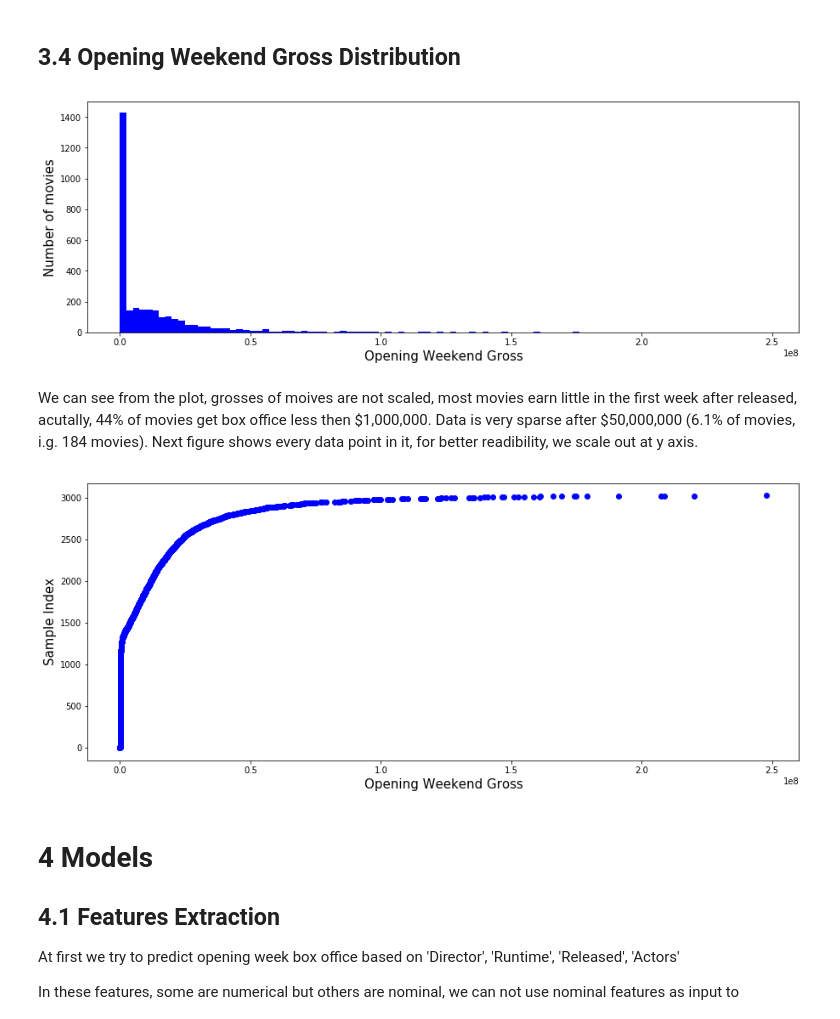
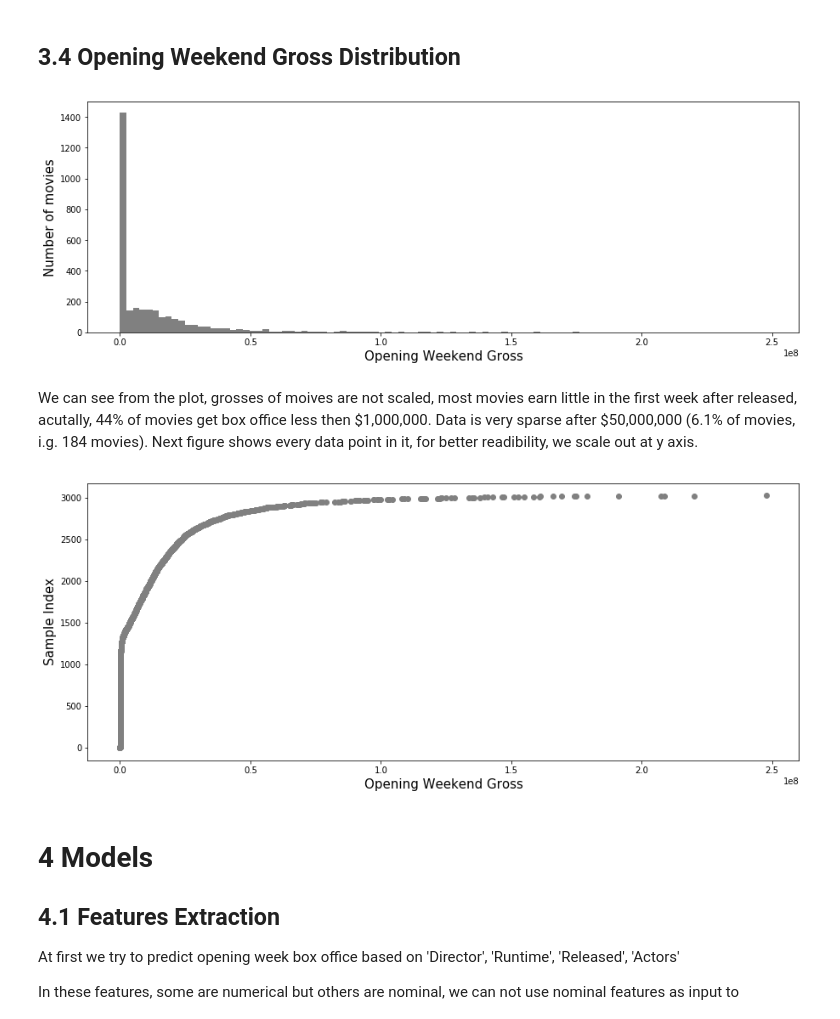
Before and after one commit to cozybed/15-688-movie_predictor, a Jupyter notebook: final_report/rp_scratch.ipynb, the cells around one changed output. Drawn from its saved outputs; the diff is of its cells as text; code cells hidden in the pictures.

```diff
--- a/final_report/rp_scratch.ipynb
+++ b/final_report/rp_scratch.ipynb
@@ -150,20 +154,20 @@ opening_weekend_gross = dataset['Opening Weekend USA'].dropna(axis=0, how='any')
 plt.figure(figsize=(15,5))
 plt.ylabel('Number of movies',fontsize=15)
 plt.xlabel('Opening Weekend Gross',fontsize=15)
-n, bins, patches = plt.hist(opening_weekend_gross, bins=100, color="blue")
+n, bins, patches = plt.hist(opening_weekend_gross, bins=100, color="grey")
 plt.show()
 # %% [output]
-[figure, old version]
+[figure, new version]
 # %% [markdown]
 We can see from the plot, grosses of moives are not scaled, most movies earn little in the first week after released, acutally, 44% of movies get box office less then \$1,000,000. Data is very sparse after \$50,000,000 (6.1% of movies, i.g. 184 movies). Next figure shows every data point in it, for better readibility, we scale out at y axis.
 # %%
 plt.figure(figsize=(15,6))
 plt.ylabel('Sample Index',fontsize=15)
 plt.xlabel('Opening Weekend Gross',fontsize=15)
-plt.scatter(opening_weekend_gross.sort_values(), range(len(opening_weekend_gross)), color="blue")
+plt.scatter(opening_weekend_gross.sort_values(), range(len(opening_weekend_gross)), color="grey")
 plt.show()
 # %% [output]
-[figure, old version]
+[figure, new version]
 # %% [markdown]
 # 4 Models
 ## 4.1 Features Extraction
```
Also changed, not shown: parts of 7 cells of this notebook.
